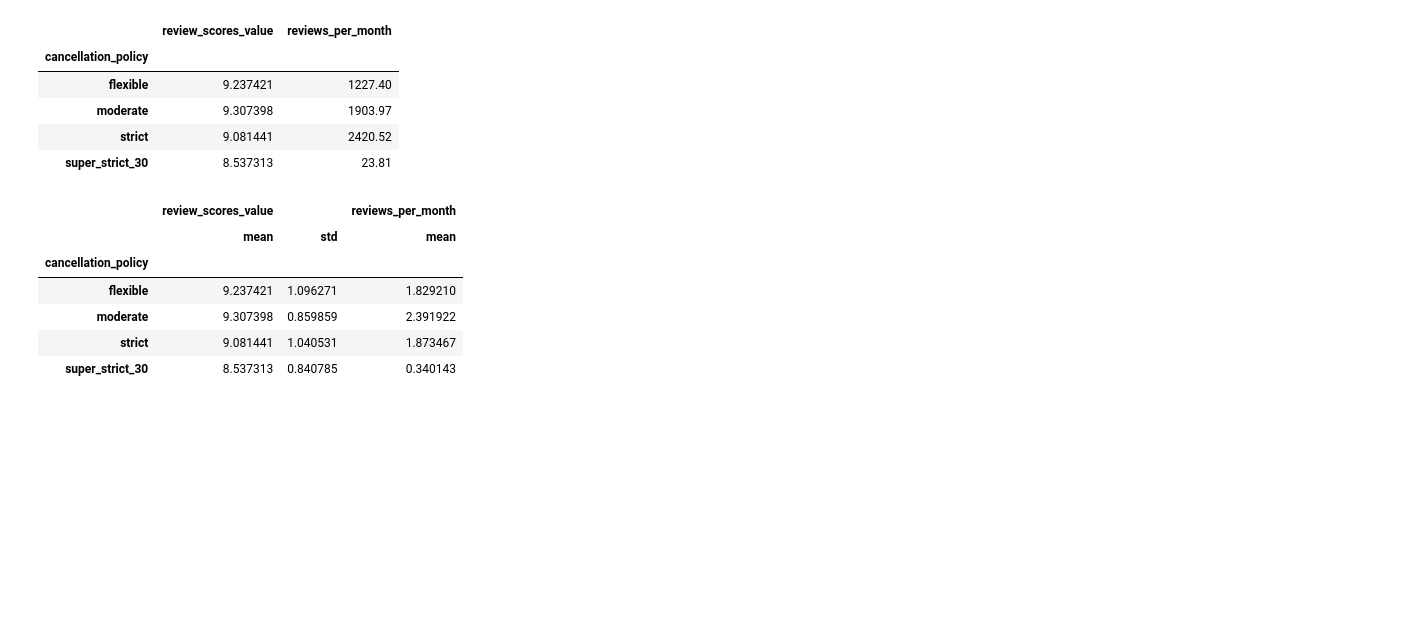
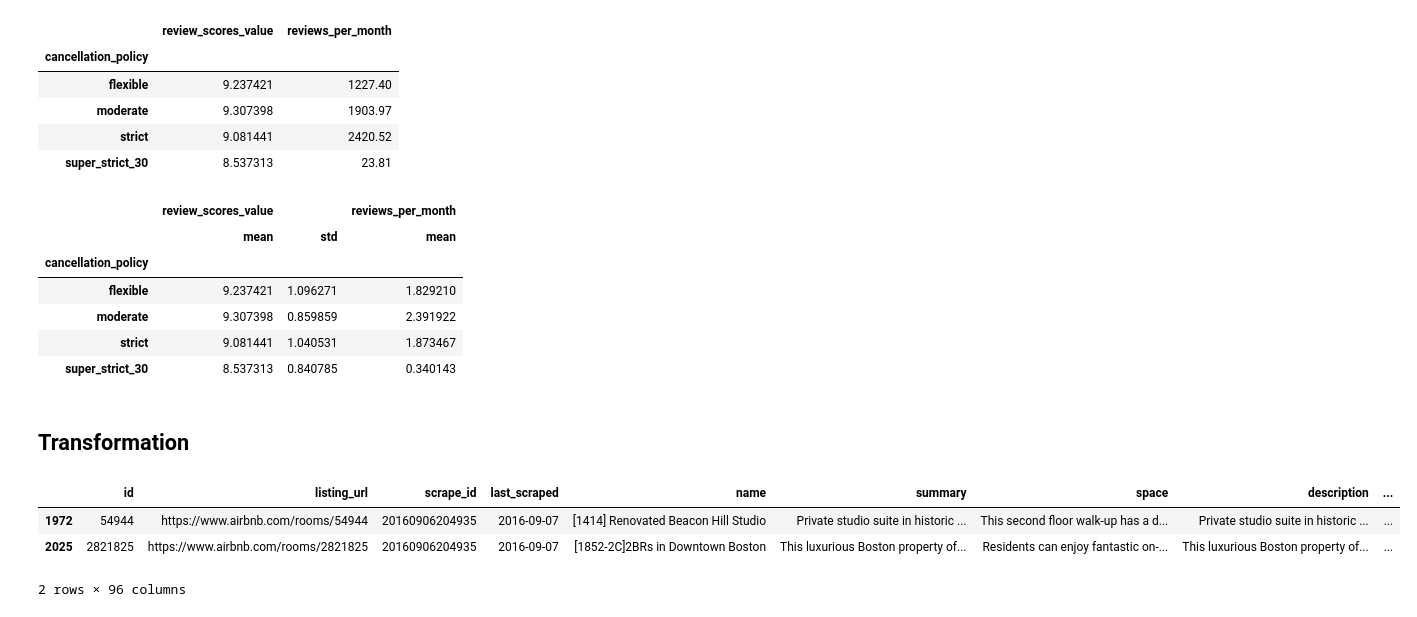
Before and after one commit to smeteo/Applied-DS-with-Python, a Jupyter notebook: Week3_Data_Processing_w_Pandas.ipynb, the cells around one changed output. Drawn from its saved outputs; the diff is of its cells as text; code cells hidden in the pictures; blank space fills up the shorter version.

```diff
--- a/Week3_Data_Processing_w_Pandas.ipynb
+++ b/Week3_Data_Processing_w_Pandas.ipynb
@@ -232,3 +232,5 @@ df.groupby('cancellation_policy').agg({'review_scores_value':(np.mean, np.std),
 | moderate | 9.307398 | 0.859859 | 2.391922 |
 | strict | 9.081441 | 1.040531 | 1.873467 |
 | super_strict_30 | 8.537313 | 0.840785 | 0.340143 |
+# %% [markdown]
+## Transformation
@@ -234,0 +239,7 @@ df.groupby('cancellation_policy').agg({'review_scores_value':(np.mean, np.std),
+# %%
+df[df.cancellation_policy=='super_strict_30'].sample(2)
+# %% [output]
+|  | id | listing_url | scrape_id | last_scraped | name | summary | space | description | ... |
+| 1972 | 54944 | https://www.airbnb.com/rooms/54944 | 20160906204935 | 2016-09-07 | [1414] Renovated Beacon Hill Studio | Private studio suite in historic ... | This second floor walk-up has a d... | Private studio suite in historic ... | ... |
+| 2025 | 2821825 | https://www.airbnb.com/rooms/2821825 | 20160906204935 | 2016-09-07 | [1852-2C]2BRs in Downtown Boston | This luxurious Boston property of... | Residents can enjoy fantastic on-... | This luxurious Boston property of... | ... |
+2 rows × 96 columns
```
Also changed, not shown: parts of 6 cells of this notebook.
